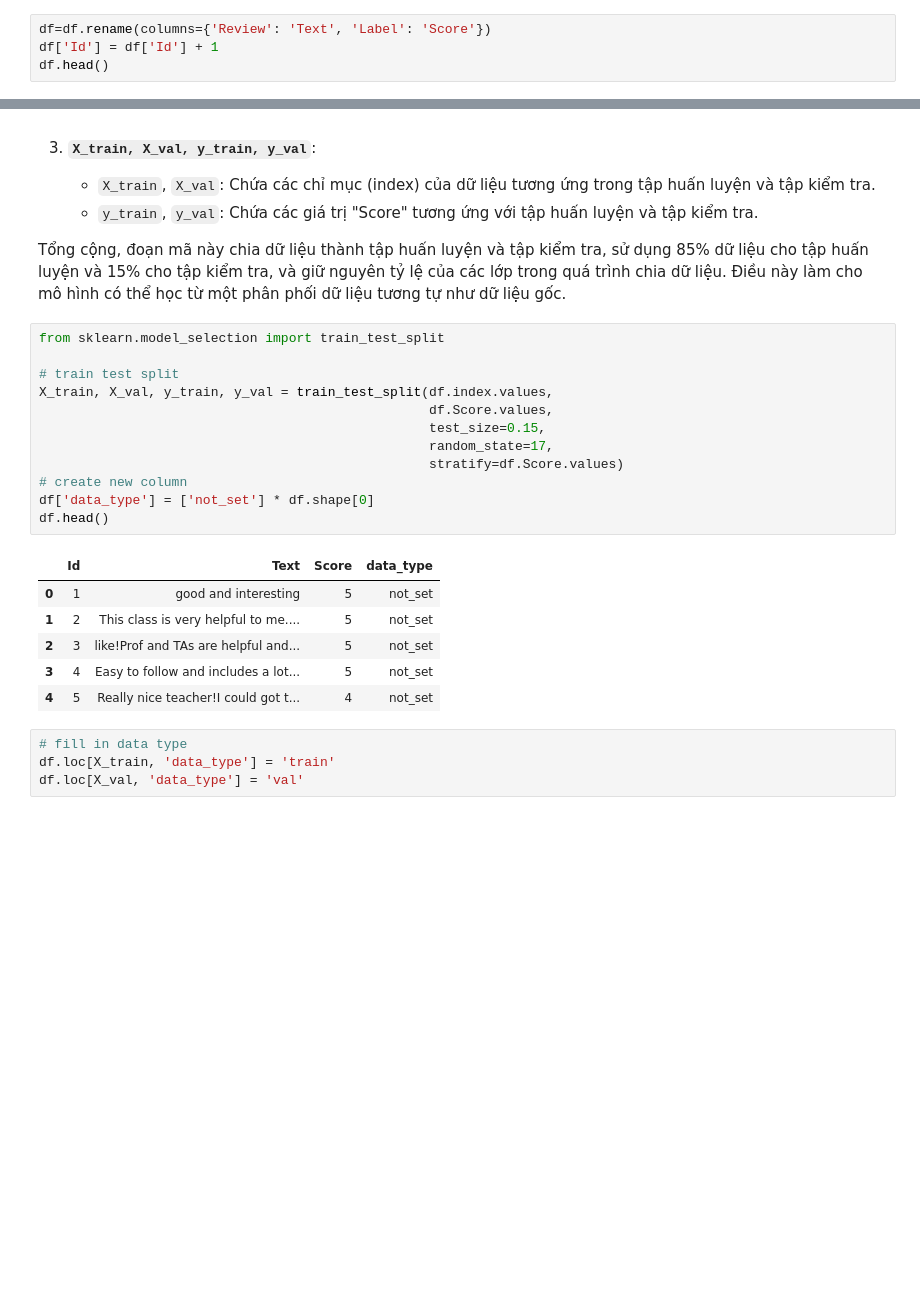
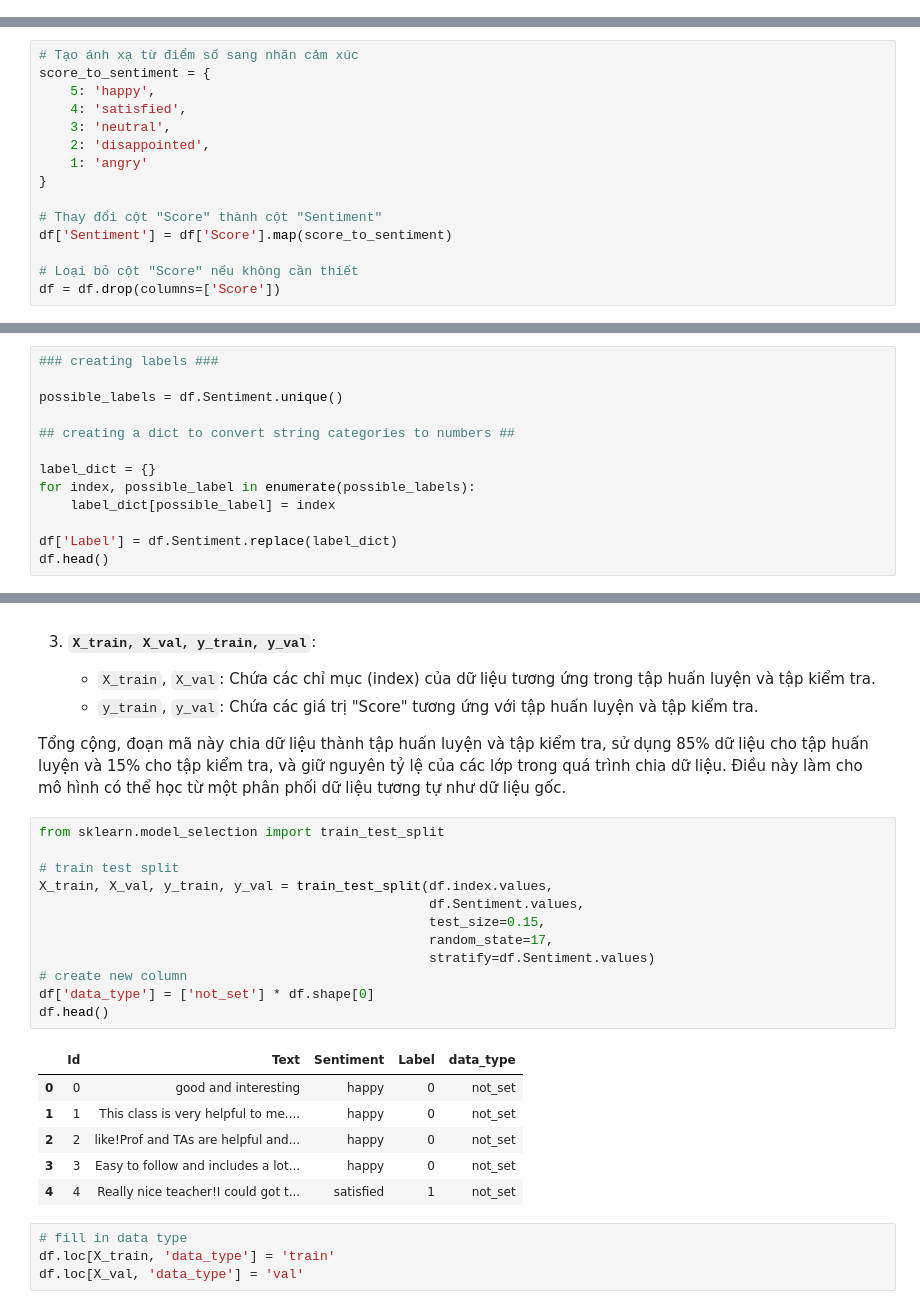
Before and after one commit to 8syncdev/Mashine-Learning---RoBerta---Base-Bert, a Jupyter notebook: jupiter/pretrained_bert.ipynb, the cells around one changed output, grey strips where cells are left out. Saved outputs shown, nothing was run; the diff lists cells and outputs as text; blank space fills up the shorter version.

```diff
--- a/jupiter/pretrained_bert.ipynb
+++ b/jupiter/pretrained_bert.ipynb
@@ -48,7 +47,3 @@ df.head()
 | 2 | 2 | like!Prof and TAs are helpful and... | 5 |
 | 3 | 3 | Easy to follow and includes a lot... | 5 |
 | 4 | 4 | Really nice teacher!I could got t... | 4 |
-# %%
-df=df.rename(columns={'Review': 'Text', 'Label': 'Score'})
-df['Id'] = df['Id'] + 1
-df.head()
@@ -156,0 +114,15 @@ Name: count, dtype: int64
+# %%
+# Tạo ánh xạ từ điểm số sang nhãn cảm xúc
+score_to_sentiment = {
+    5: 'happy',
+    4: 'satisfied',
+    3: 'neutral',
+    2: 'disappointed',
+    1: 'angry'
+}
+
+# Thay đổi cột "Score" thành cột "Sentiment"
+df['Sentiment'] = df['Score'].map(score_to_sentiment)
+
+# Loại bỏ cột "Score" nếu không cần thiết
+df = df.drop(columns=['Score'])
@@ -177,3 +152,16 @@ max_len = max([len(text) for text in df.Text])
 print('Max length: ', max_len)
 # %% [output]
 Max length:  7766
+# %%
+### creating labels ###
+
+possible_labels = df.Sentiment.unique()
+
+## creating a dict to convert string categories to numbers ##
+
+label_dict = {}
+for index, possible_label in enumerate(possible_labels):
+    label_dict[possible_label] = index
+
+df['Label'] = df.Sentiment.replace(label_dict)
+df.head()
@@ -199,22 +198,22 @@ Tổng cộng, đoạn mã này chia dữ liệu thành tập huấn luyện và
 # %%
 from sklearn.model_selection import train_test_split
 
 # train test split
 X_train, X_val, y_train, y_val = train_test_split(df.index.values,
-                                                  df.Score.values,
+                                                  df.Sentiment.values,
                                                   test_size=0.15,
                                                   random_state=17,
-                                                  stratify=df.Score.values)
+                                                  stratify=df.Sentiment.values)
 # create new column
 df['data_type'] = ['not_set'] * df.shape[0]
 df.head()
 # %% [output]
-|  | Id | Text | Score | data_type |
-| 0 | 1 | good and interesting | 5 | not_set |
-| 1 | 2 | This class is very helpful to me.... | 5 | not_set |
-| 2 | 3 | like!Prof and TAs are helpful and... | 5 | not_set |
-| 3 | 4 | Easy to follow and includes a lot... | 5 | not_set |
-| 4 | 5 | Really nice teacher!I could got t... | 4 | not_set |
+|  | Id | Text | Sentiment | Label | data_type |
+| 0 | 0 | good and interesting | happy | 0 | not_set |
+| 1 | 1 | This class is very helpful to me.... | happy | 0 | not_set |
+| 2 | 2 | like!Prof and TAs are helpful and... | happy | 0 | not_set |
+| 3 | 3 | Easy to follow and includes a lot... | happy | 0 | not_set |
+| 4 | 4 | Really nice teacher!I could got t... | satisfied | 1 | not_set |
 # %%
 # fill in data type
 df.loc[X_train, 'data_type'] = 'train'
```
Also changed, not shown: parts of 71 cells of this notebook, 3 other files.
